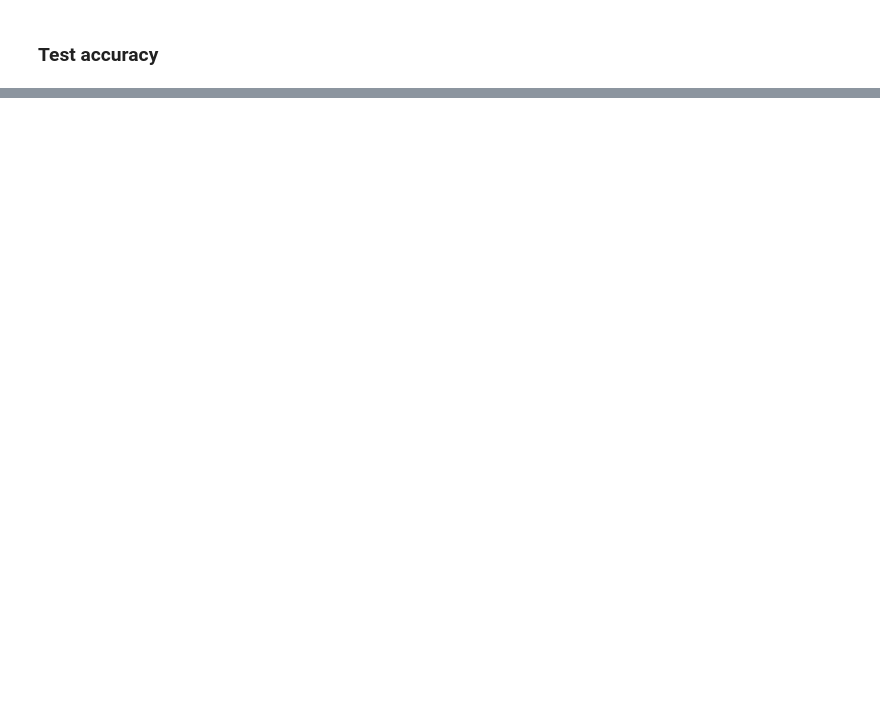
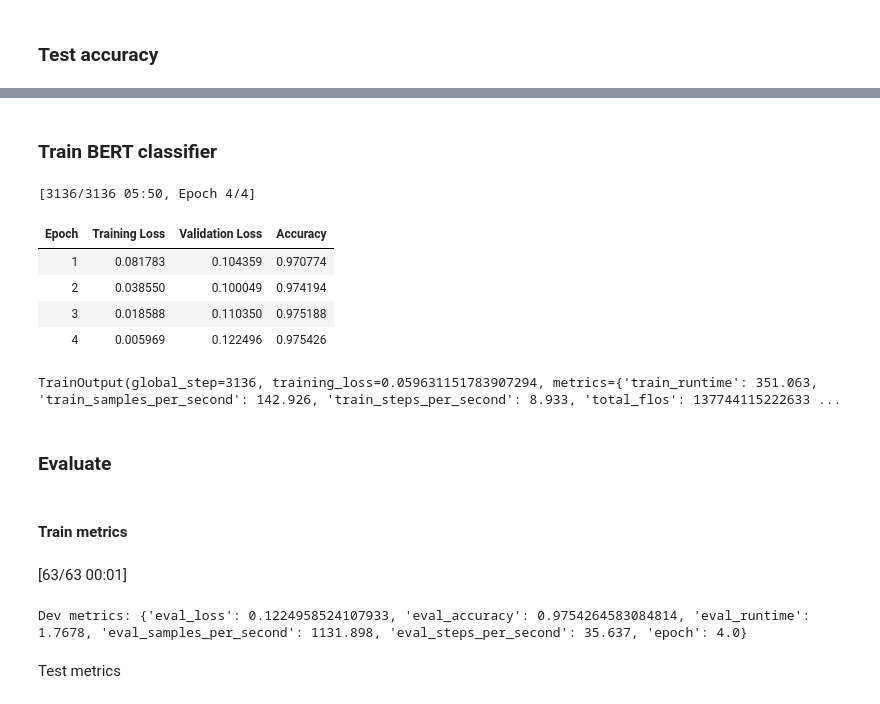
Before and after one commit to Srini235/NLP_Assignment_02_Group210, a Jupyter notebook: NLP_Assignment_02_Group210.ipynb, the cells around one changed output, grey strips where cells are left out. Saved outputs shown, nothing was run; the diff lists cells and outputs as text; code cells hidden in the pictures; blank space fills up the shorter version.

Commit message:
implement bert - task 3

```diff
--- a/NLP_Assignment_02_Group210.ipynb
+++ b/NLP_Assignment_02_Group210.ipynb
@@ -405,0 +494,26 @@ weighted avg     0.9109    0.9082    0.9089     23324
+# %%
+# Data collator
+data_collator = DataCollatorForTokenClassification(tokenizer=tokenizer)
+
+# Classifier
+model_ctx = AutoModelForTokenClassification.from_pretrained(
+    MODEL_NAME,
+    num_labels=len(label_list),
+    id2label=id2label,
+    label2id=label2id
+).to(device)
+
+# Training args
+args = TrainingArguments(
+    output_dir='outputs/bert-pos',
+    learning_rate=5e-5,
+    per_device_train_batch_size=16,
+    per_device_eval_batch_size=32,
+    num_train_epochs=4,
+    weight_decay=0.01,
+    eval_strategy='epoch',
+    save_strategy='epoch',
+    logging_steps=50,
+    fp16=torch.cuda.is_available(),
+    report_to=[]
+)
@@ -405,0 +539,33 @@ weighted avg     0.9109    0.9082    0.9089     23324
+# %% [markdown]
+### Train BERT classifier
+# %%
+trainer = Trainer(
+    model=model_ctx,
+    args=args,
+    train_dataset=train_ds,
+    eval_dataset=dev_ds,
+    data_collator=data_collator,
+    compute_metrics=compute_metrics
+)
+
+trainer.train()
+# %% [output]
+[3136/3136 05:50, Epoch 4/4]
+| Epoch | Training Loss | Validation Loss | Accuracy |
+| 1 | 0.081783 | 0.104359 | 0.970774 |
+| 2 | 0.038550 | 0.100049 | 0.974194 |
+| 3 | 0.018588 | 0.110350 | 0.975188 |
+| 4 | 0.005969 | 0.122496 | 0.975426 |
+TrainOutput(global_step=3136, training_loss=0.059631151783907294, metrics={'train_runtime': 351.063, 'train_samples_per_second': 142.926, 'train_steps_per_second': 8.933, 'total_flos': 137744115222633 ...
+# %% [markdown]
+### Evaluate
+# %% [markdown]
+#### Train metrics
+# %%
+metrics_dev = trainer.evaluate()
+print('Dev metrics:', metrics_dev)
+# %% [output]
+[63/63 00:01]
+Dev metrics: {'eval_loss': 0.1224958524107933, 'eval_accuracy': 0.9754264583084814, 'eval_runtime': 1.7678, 'eval_samples_per_second': 1131.898, 'eval_steps_per_second': 35.637, 'epoch': 4.0}
+# %% [markdown]
+Test metrics
```
Also changed, not shown: parts of 15 cells of this notebook.
